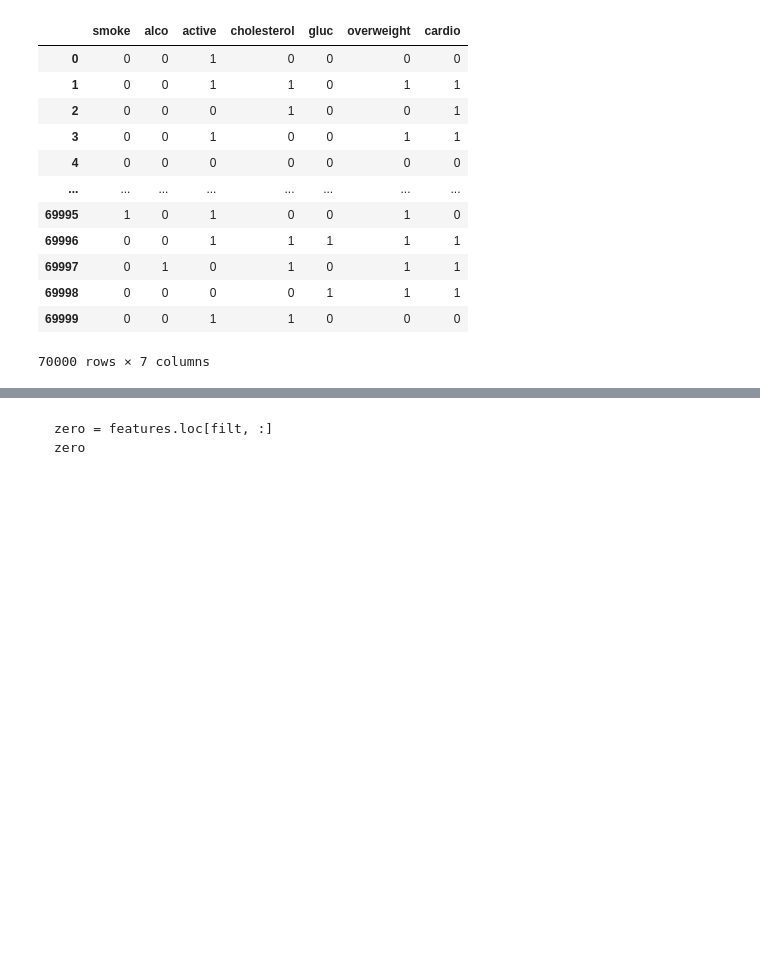
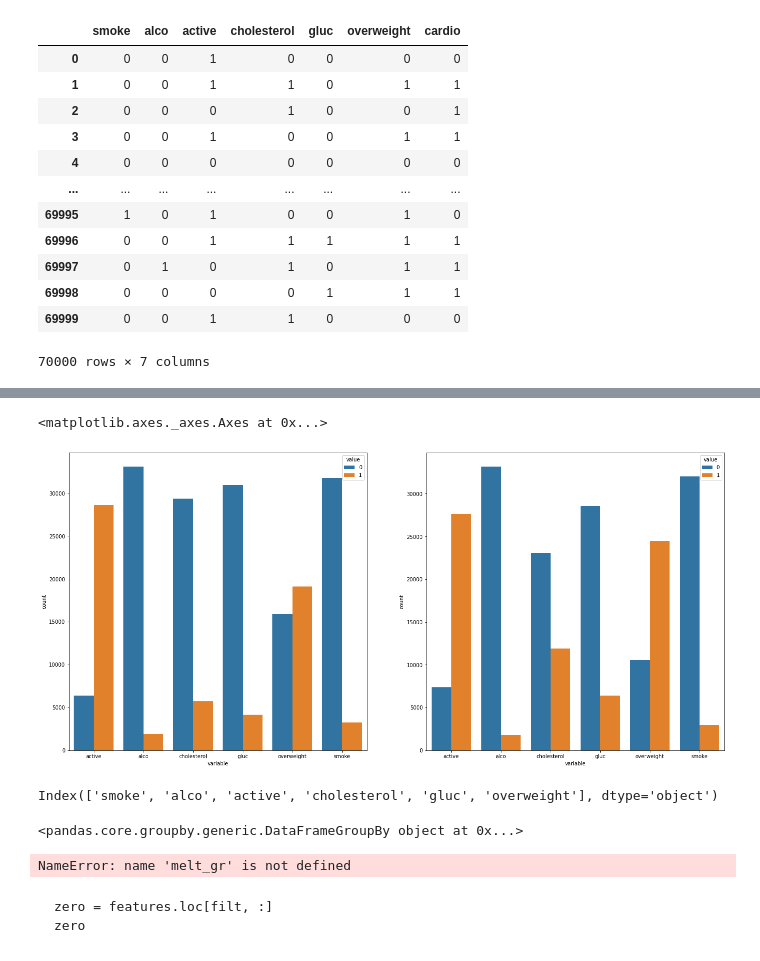
Before and after one commit to Hector-N/FCC-Data-Analysis-with-Python-Certification, a Jupyter notebook: medical_data_visualizer/MDV.ipynb, the cells around one changed output, grey strips where cells are left out. Drawn from its saved outputs; the diff is of its cells as text; code cells hidden in the pictures; blank space fills up the shorter version.

Commit message:
Count Plot (fig1) in progress

````diff
--- a/medical_data_visualizer/MDV.ipynb
+++ b/medical_data_visualizer/MDV.ipynb
@@ -8,2 +8,2 @@ import seaborn as sns
 # %%
-df = pd.read_csv('medical_examination.csv')
+medical = pd.read_csv('medical_examination.csv')
@@ -26,4 +42,11 @@ df.loc[overweight_false_filter, 'overweight'] = 0
 # %%
-# Normalize data by making 0 always good and 1 always bad.
+# Normalize data
+# Make 0 always good and 1 always bad.
 # If the value of 'cholesterol' or 'gluc' is 1, make the value 0.
 # If the value is more than 1, make the value 1.
+
+medical.loc[:, 'cholesterol'] = medical['cholesterol'].map({1: 0, 2: 1, 3: 1})
+medical.loc[:, 'gluc'].replace({1: 0, 2: 1, 3: 1}, inplace=True)
+
+print(medical['cholesterol'].value_counts(normalize=True))
+medical['gluc'].value_counts(normalize=True)
@@ -69,5 +89,5 @@ def draw_cat_plot():
 # %%
-features = df.loc[:, subjective_features + examination_features + [target]]
+features = medical.loc[:, subjective_features + examination_features + [target]]
 features
 # %% [output]
 |  | smoke | alco | active | cholesterol | gluc | overweight | cardio |
@@ -83,3 +103,6 @@ features
 | 69998 | 0 | 0 | 0 | 0 | 1 | 1 | 1 |
 | 69999 | 0 | 0 | 1 | 1 | 0 | 0 | 0 |
 70000 rows × 7 columns
+# %%
+melted = pd.melt(features, id_vars='cardio')
+melted
@@ -86,3 +126,46 @@ features
+# %%
+# sns.catplot(x=melted_0.variable.values, y=melted_0.value.values)
+# sns.catplot(x=melted_0.variable, y=melted_0.value, data=melted_0)
+# sns.catplot(x=melted_0.variable, y=melted_0.value, data=melted_0, kind='bar')
+
+# 1
+# sns.catplot(x='variable', hue='value', data=melted_0, kind='count')
+
+# 2
+fig = plt.figure(figsize=(16, 8))
+ax1 = fig.add_axes([0, 0, 0.5, 1])
+ax2 = fig.add_axes([0.6, 0, 0.5, 1])
+
+cols = sorted(list(features.drop('cardio', axis=1).columns))
+# sns.catplot(x='variable', hue='value', data=melted[melted.cardio == 0],
+#             ax=ax1,
+#             kind='count',
+#             hue_order=(0, 1),
+#             order=cols)
+sns.countplot(x='variable', hue='value', data=melted[melted.cardio == 0],
+            ax=ax1,
+            hue_order=(0, 1),
+            order=cols)
+sns.countplot(x='variable', hue='value', data=melted[melted.cardio == 1],
+            ax=ax2,
+            hue_order=(0, 1),
+            order=cols)
+# %% [output]
+<matplotlib.axes._axes.Axes at 0x...>
+[figure, added]
+# %%
+features.drop('cardio', axis=1).columns
+# %% [output]
+Index(['smoke', 'alco', 'active', 'cholesterol', 'gluc', 'overweight'], dtype='object')
+# %%
+melt_gr = melt.groupby(['cardio', 'variable'])
+melt_gr
+# %% [output]
+<pandas.core.groupby.generic.DataFrameGroupBy object at 0x...>
+# %%
+melt_gr.value_counts()
+# %% [output]
+NameError: name 'melt_gr' is not defined
 # %% [markdown]
 ```filt = features.cardio == 0
 zero = features.loc[filt, :]
````
Also changed, not shown: parts of 30 cells of this notebook.
